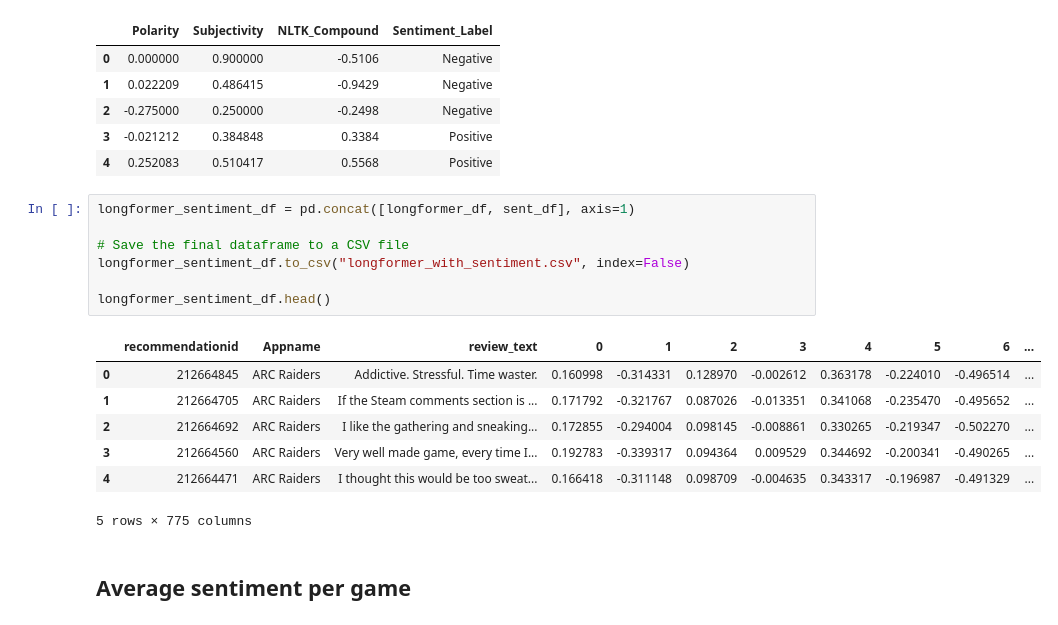
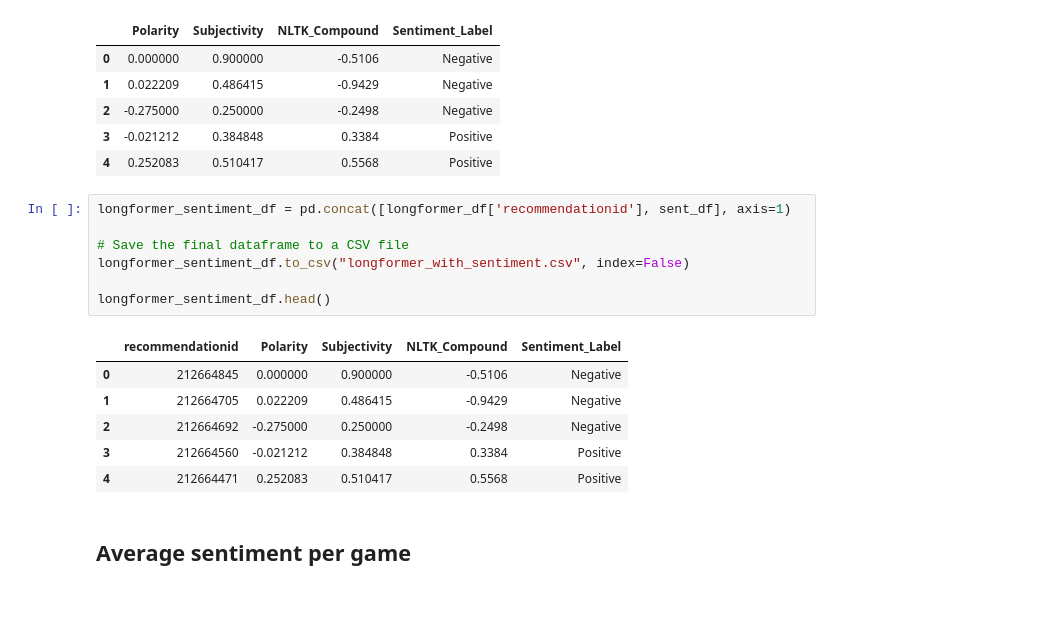
Before and after one commit to CGU-08-IST-332-nlp-steam-name/group-project, a Jupyter notebook: Sentiment_analysis.ipynb, the cells around one changed output. Drawn from its saved outputs; the diff is of its cells as text.

```diff
--- a/Sentiment_analysis.ipynb
+++ b/Sentiment_analysis.ipynb
@@ -71,20 +71,19 @@ sent_df.head()
 | 3 | -0.021212 | 0.384848 | 0.3384 | Positive |
 | 4 | 0.252083 | 0.510417 | 0.5568 | Positive |
 # %%
-longformer_sentiment_df = pd.concat([longformer_df, sent_df], axis=1)
+longformer_sentiment_df = pd.concat([longformer_df['recommendationid'], sent_df], axis=1)
 
 # Save the final dataframe to a CSV file
 longformer_sentiment_df.to_csv("longformer_with_sentiment.csv", index=False)
 
 longformer_sentiment_df.head()
 # %% [output]
-|  | recommendationid | Appname | review_text | 0 | 1 | 2 | 3 | 4 | 5 | 6 | ... |
-| 0 | 212664845 | ARC Raiders | Addictive. Stressful. Time waster. | 0.160998 | -0.314331 | 0.128970 | -0.002612 | 0.363178 | -0.224010 | -0.496514 | ... |
-| 1 | 212664705 | ARC Raiders | If the Steam comments section is ... | 0.171792 | -0.321767 | 0.087026 | -0.013351 | 0.341068 | -0.235470 | -0.495652 | ... |
-| 2 | 212664692 | ARC Raiders | I like the gathering and sneaking... | 0.172855 | -0.294004 | 0.098145 | -0.008861 | 0.330265 | -0.219347 | -0.502270 | ... |
-| 3 | 212664560 | ARC Raiders | Very well made game, every time I... | 0.192783 | -0.339317 | 0.094364 | 0.009529 | 0.344692 | -0.200341 | -0.490265 | ... |
-| 4 | 212664471 | ARC Raiders | I thought this would be too sweat... | 0.166418 | -0.311148 | 0.098709 | -0.004635 | 0.343317 | -0.196987 | -0.491329 | ... |
+|  | recommendationid | Polarity | Subjectivity | NLTK_Compound | Sentiment_Label |
+| 0 | 212664845 | 0.000000 | 0.900000 | -0.5106 | Negative |
+| 1 | 212664705 | 0.022209 | 0.486415 | -0.9429 | Negative |
+| 2 | 212664692 | -0.275000 | 0.250000 | -0.2498 | Negative |
+| 3 | 212664560 | -0.021212 | 0.384848 | 0.3384 | Positive |
+| 4 | 212664471 | 0.252083 | 0.510417 | 0.5568 | Positive |
-5 rows × 775 columns
 # %% [markdown]
 ## Average sentiment per game
 # %%
```
Also changed, not shown: 2 other files.
